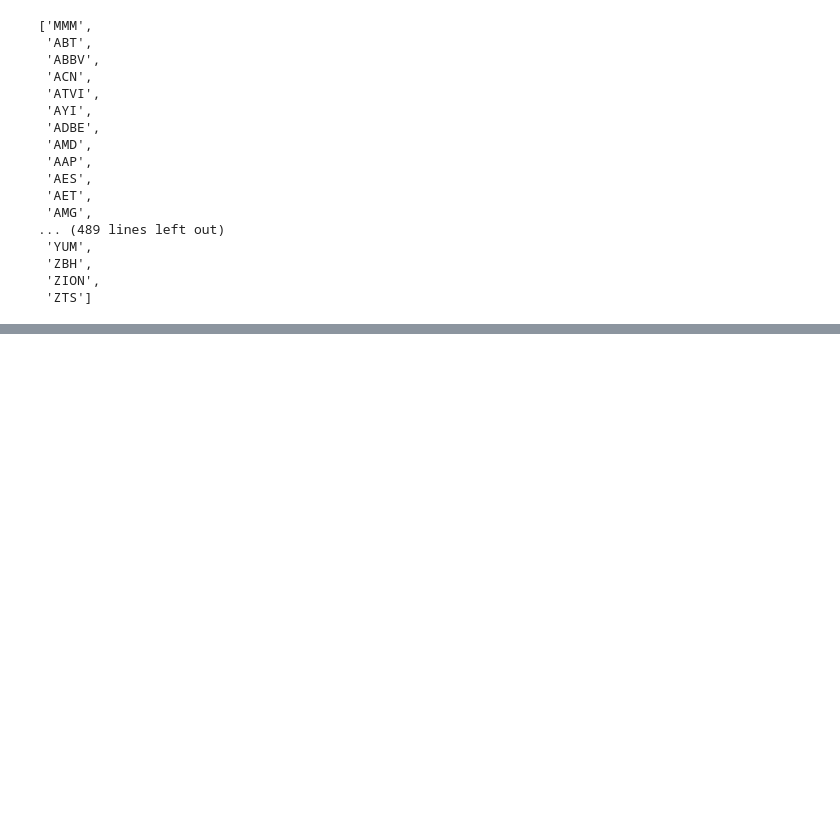
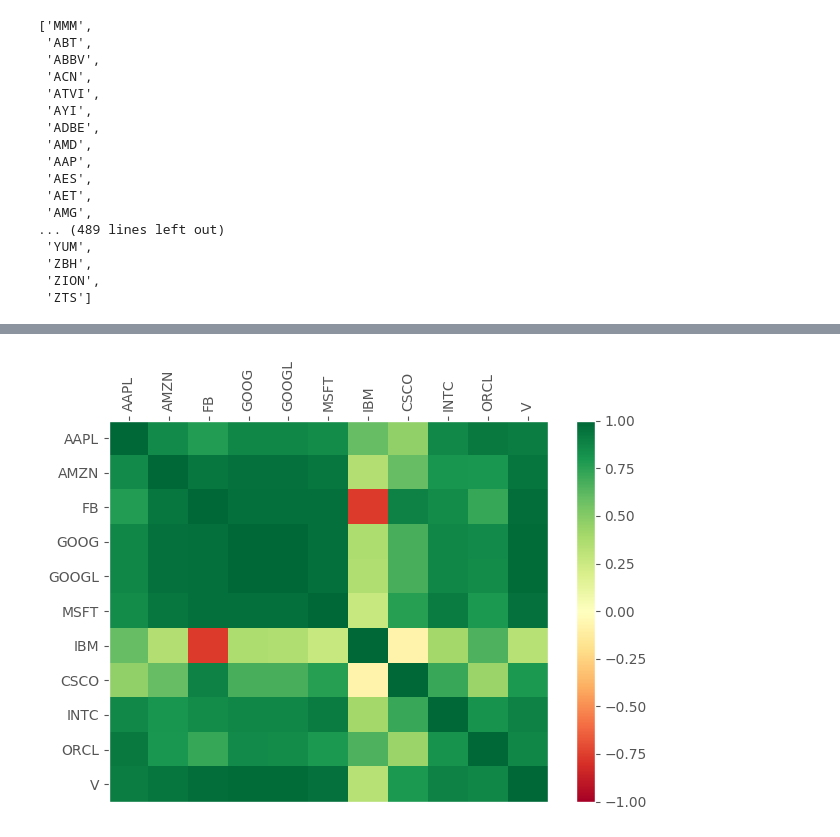
Before and after one commit to gihyeon/stock-price-prediction, a Jupyter notebook: stock-price-prediction.ipynb, the cells around one changed output, grey strips where cells are left out. Saved outputs shown, nothing was run; the diff lists cells and outputs as text; code cells hidden in the pictures; blank space fills up the shorter version.

```diff
--- a/stock-price-prediction.ipynb
+++ b/stock-price-prediction.ipynb
@@ -389,0 +364,79 @@ visualize_corr()
+# %%
+import pandas as pd
+# Fundamental package for scientific computing
+import numpy as np
+import matplotlib.pyplot as plt
+from matplotlib import style
+
+mpl.rcParams.update(mpl.rcParamsDefault)
+style.use('ggplot')
+pd.set_option('display.width', 1000)
+
+
+def visualize_corr(*args):
+    """Visualizing a heatmap of stock correlation and searching for patterns.
+    """
+    tickers = [t for t in args]
+    df = pd.read_csv('sp500-joined-closes.csv')
+
+    # Compute pairwise correlation of columns, excluding NA/null values
+    df_corr = df[tickers].corr()
+    print("Correlation Table:")
+    print(df_corr)
+    df_corr.to_csv('big5-corr.csv')
+
+    # Extract values from the corr table, and assign it as Numpy array
+    data1 = df_corr.values
+
+    # Define fig1 as matplotlib figure
+    fig1 = plt.figure()
+
+    # Add subplot in fig1, 111 means height, width, and plot number
+    ax1 = fig1.add_subplot(111)
+
+    # Set a color map of heatmap, pcolor: plot color, cmap: colormap
+    heatmap1 = ax1.pcolor(data1, cmap=plt.cm.RdYlGn)
+
+    # Add colorbar to the subplot
+    fig1.colorbar(heatmap1)
+
+    # Set ticks for x and y axis
+    # Numpy.arange: return evenly spaced values within a given interval
+    # 0.5 is the middle (0 to 1)
+    # minor=False means disable minor ticks from axis
+    ax1.set_xticks(np.arange(data1.shape[0]) + 0.5, minor=False)
+    ax1.set_yticks(np.arange(data1.shape[1]) + 0.5, minor=False)
+
+    # Flip y axis for better readability
+    ax1.invert_yaxis()
+
+    # Move x axis to the top of subplot from the bottom
+    ax1.xaxis.tick_top()
+
+    # Assign labels, df_corr.columns and df_corr.index are identical
+    column_labels = df_corr.columns
+    row_labels = df_corr.index
+
+    # Set tick labels for x and y axis
+    ax1.set_xticklabels(column_labels)
+    ax1.set_yticklabels(row_labels)
+
+    # Rotate x axis tick labels vertically
+    plt.xticks(rotation=90)
+
+    # Set the heatmap's color range from -1 to 1, clim: color limit
+    heatmap1.set_clim(-1, 1)
+
+    # Automatically adjust the subplot, so that fits into the figure
+    plt.tight_layout()
+
+    # Save the figure as a file
+    plt.savefig('correlations.png', dpi=300)
+
+    # Display the figure
+    plt.show()
+
+# Visualize a correlation of top 10 tech companies
+visualize_corr('AAPL', 'AMZN', 'FB', 'GOOG', 'GOOGL', 'MSFT',
+               'IBM', 'CSCO', 'INTC', 'ORCL', 'V')
+# %% [output]
@@ -389,0 +456 @@ visualize_corr()
+[figure, added]
```
Also changed, not shown: parts of 36 cells of this notebook, 4 other files.
